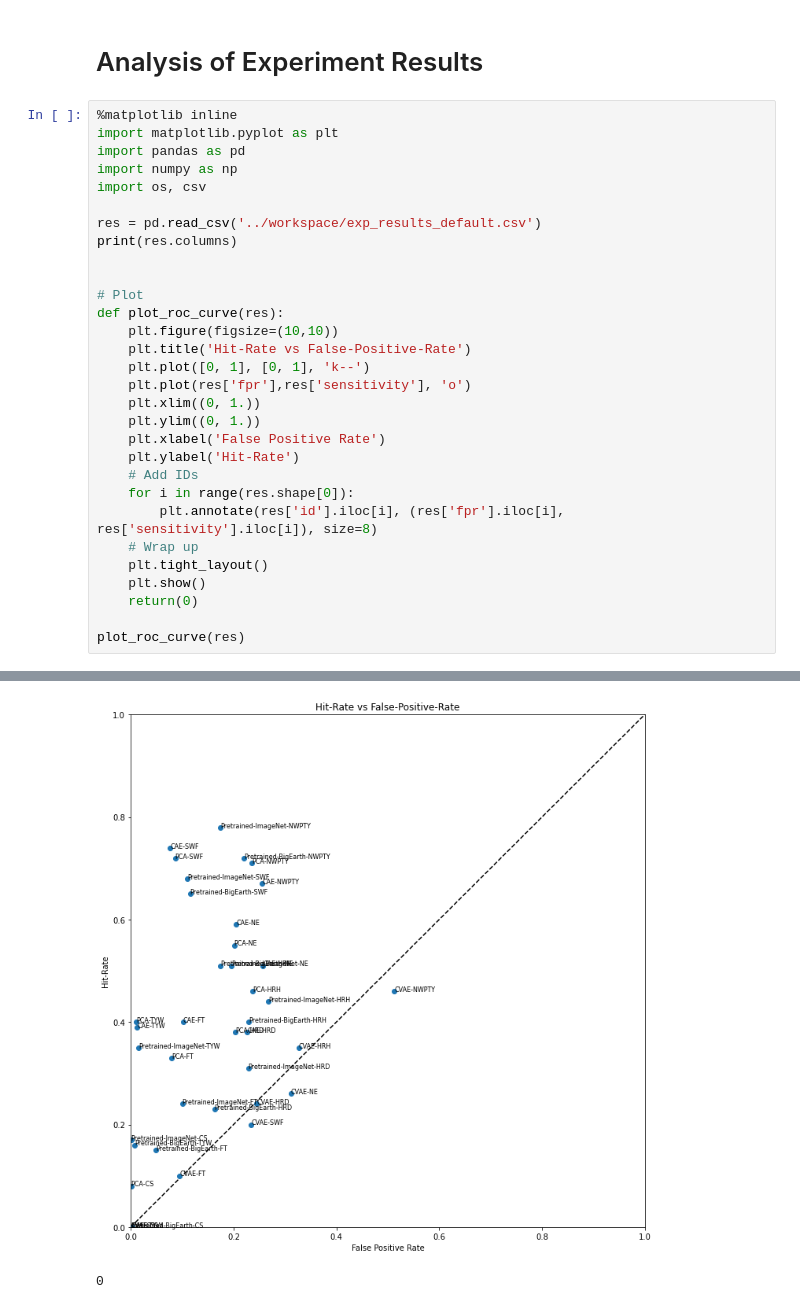
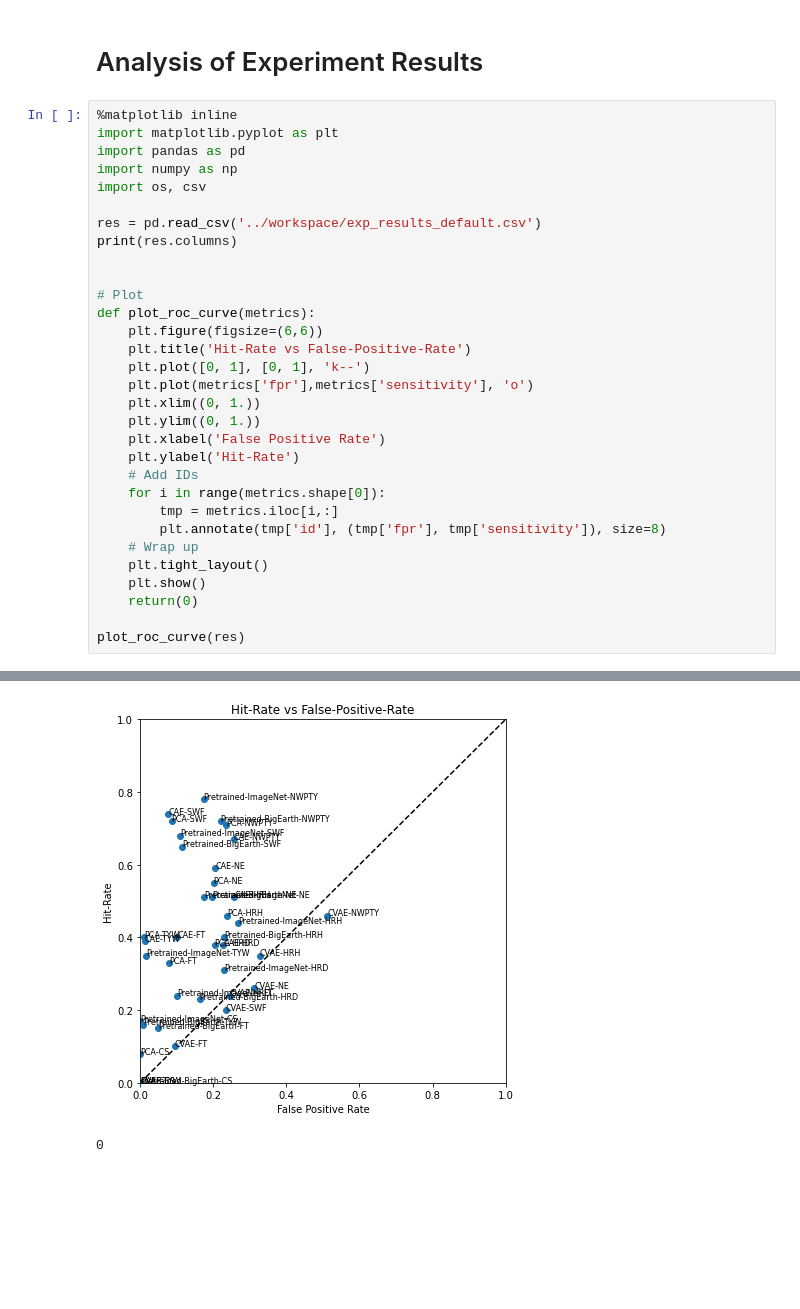
Before and after one commit to tingsyo/course_2021Q1_ML_for_Atmospheric_Sciences, a Jupyter notebook: notebook/11_Analysis_of_experiement_results.ipynb, the cells around one changed output, grey strips where cells are left out. Saved outputs shown, nothing was run; the diff lists cells and outputs as text; blank space fills up the shorter version.

```diff
--- a/notebook/11_Analysis_of_experiement_results.ipynb
+++ b/notebook/11_Analysis_of_experiement_results.ipynb
@@ -11,37 +11,38 @@ res = pd.read_csv('../workspace/exp_results_default.csv')
 print(res.columns)
 
 
 # Plot
-def plot_roc_curve(res):
-    plt.figure(figsize=(10,10))
+def plot_roc_curve(metrics):
+    plt.figure(figsize=(6,6))
     plt.title('Hit-Rate vs False-Positive-Rate')
     plt.plot([0, 1], [0, 1], 'k--')
-    plt.plot(res['fpr'],res['sensitivity'], 'o')
+    plt.plot(metrics['fpr'],metrics['sensitivity'], 'o')
     plt.xlim((0, 1.))
     plt.ylim((0, 1.))
     plt.xlabel('False Positive Rate')
     plt.ylabel('Hit-Rate')
     # Add IDs
-    for i in range(res.shape[0]):
-        plt.annotate(res['id'].iloc[i], (res['fpr'].iloc[i], res['sensitivity'].iloc[i]), size=8)
+    for i in range(metrics.shape[0]):
+        tmp = metrics.iloc[i,:]
+        plt.annotate(tmp['id'], (tmp['fpr'], tmp['sensitivity']), size=8)
     # Wrap up
     plt.tight_layout()
     plt.show()
     return(0)
 
 plot_roc_curve(res)
 # %% [output]
 Index(['id', 'true_positive', 'false_positive', 'false_negative',
        'true_negative', 'sensitivity', 'specificity', 'prevalence', 'ppv',
        'npv', 'fpr', 'threat_score', 'accuracy', 'balanced_accuracy', 'F1',
        'MCC', 'informedness', 'markedness', 'fit_time_mean', 'fit_time_std',
        'score_time_mean', 'score_time_std', 'test_accuracy_mean',
        'test_accuracy_std', 'train_accuracy_mean', 'train_accuracy_std',
        'test_recall_mean', 'test_recall_std', 'train_recall_mean',
        'train_recall_std', 'test_precision_mean', 'test_precision_std',
        'train_precision_mean', 'train_precision_std', 'test_roc_auc_mean',
        'test_roc_auc_std', 'train_roc_auc_mean', 'train_roc_auc_std',
        'test_f1_mean', 'test_f1_std', 'train_f1_mean', 'train_f1_std'],
       dtype='object')
-[figure, old version]
+[figure, new version]
 0
```
Also changed, not shown: parts of 5 cells of this notebook, 2 other files.
